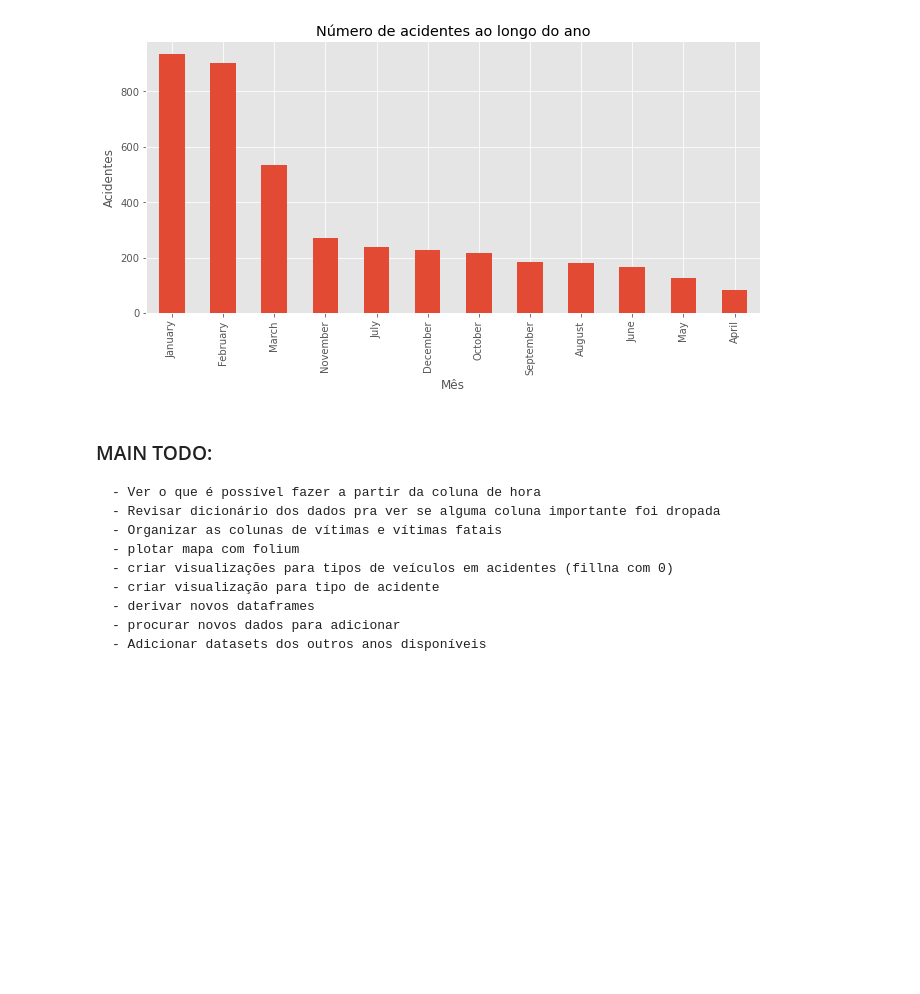
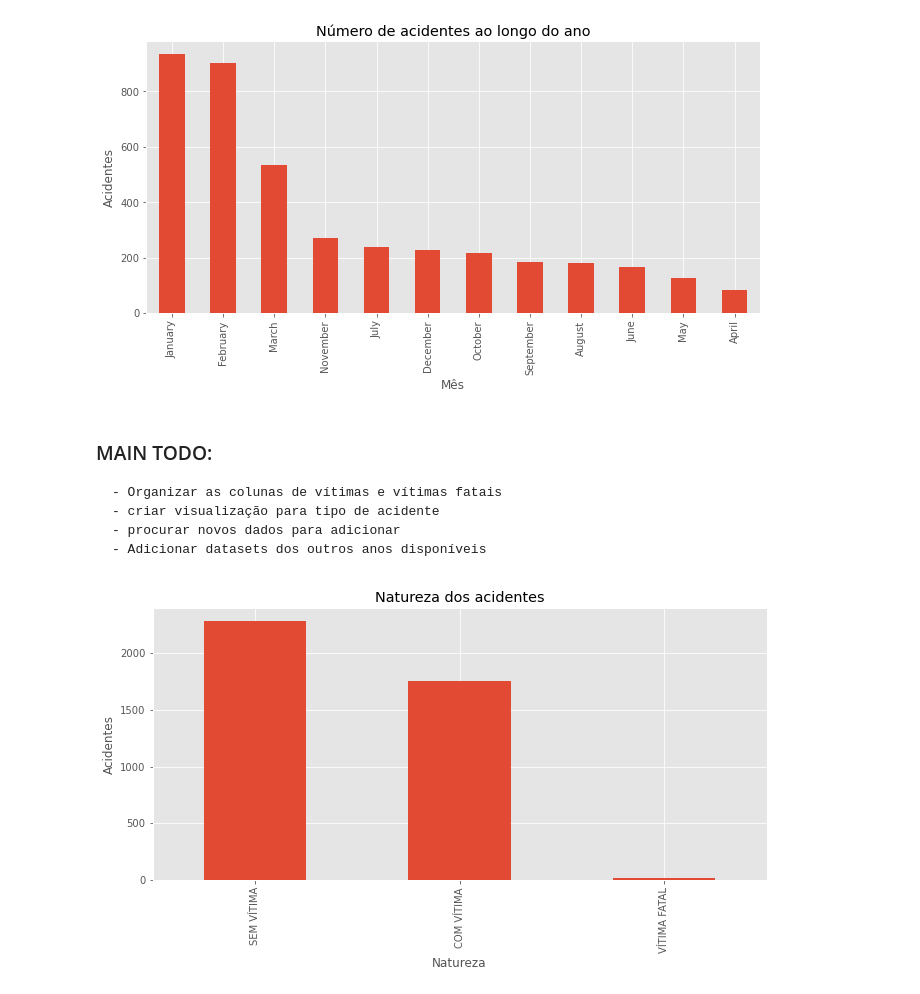
Before and after one commit to eduardoluiz7/IF697---Projeto-Ci-ncia-de-Dados, a Jupyter notebook: Projeto DataScience.ipynb, the cells around one changed output. Saved outputs shown, nothing was run; the diff lists cells and outputs as text; code cells hidden in the pictures; blank space fills up the shorter version.

```diff
--- a/Projeto DataScience.ipynb
+++ b/Projeto DataScience.ipynb
@@ -311,12 +364,16 @@ plt.show()
 [figure]
 # %% [markdown]
 ### MAIN TODO:
-    - Ver o que é possível fazer a partir da coluna de hora
-    - Revisar dicionário dos dados pra ver se alguma coluna importante foi dropada
     - Organizar as colunas de vítimas e vítimas fatais
-    - plotar mapa com folium
-    - criar visualizações para tipos de veículos em acidentes (fillna com 0)
     - criar visualização para tipo de acidente
-    - derivar novos dataframes
     - procurar novos dados para adicionar
     - Adicionar datasets dos outros anos disponíveis
+# %%
+main_df['natureza_acidente'].value_counts().plot(kind='bar', figsize=(11,5))
+plt.title("Natureza dos acidentes")
+plt.xlabel("Natureza")
+plt.ylabel("Acidentes")
+
+plt.show()
+# %% [output]
+[figure, added]
```
Also changed, not shown: parts of 33 cells of this notebook, 1 other file.
